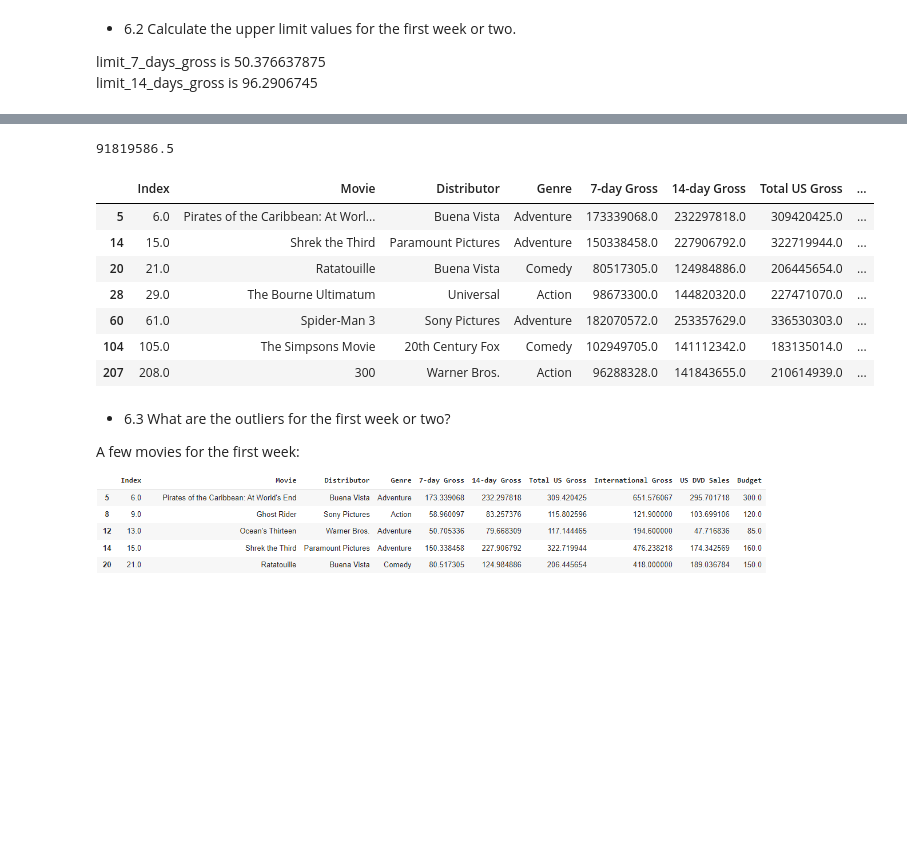
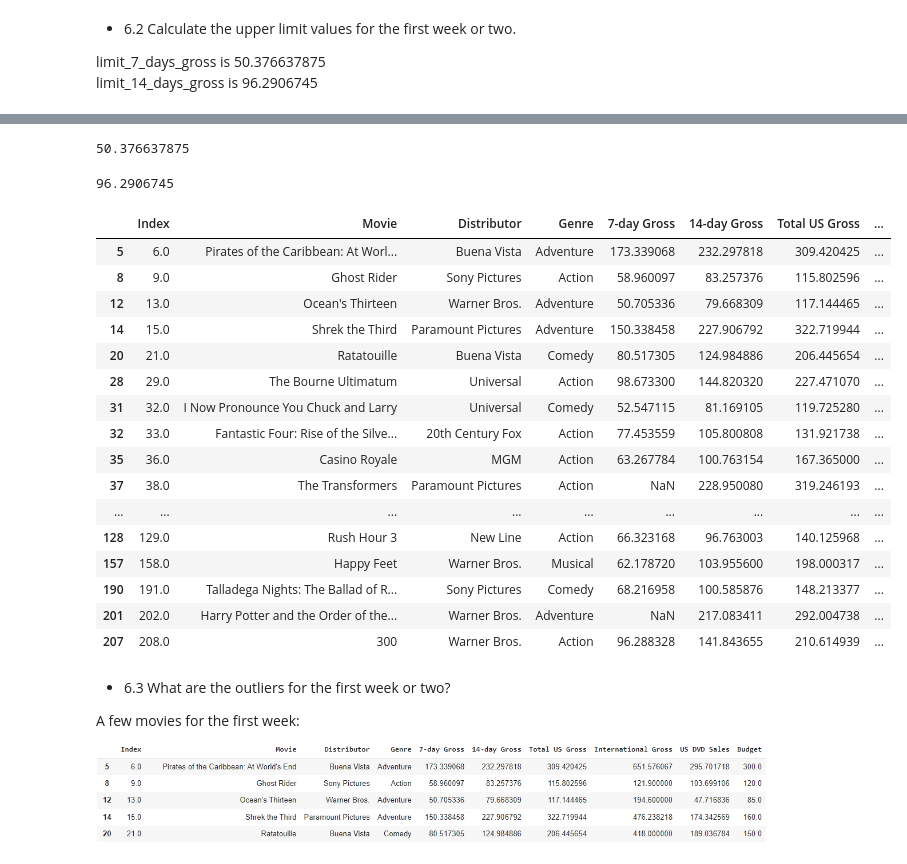
Before and after one commit to szymonvertenten/data-eng, a Jupyter notebook: dsai-en-labs-main/6-bivariate-quant/Kopie_van_Kopie_van_labs_regression_with_2_extra_exercises copy.ipynb, the cells around one changed output, grey strips where cells are left out. Drawn from its saved outputs; the diff is of its cells as text; code cells hidden in the pictures; blank space fills up the shorter version.

```diff
--- a/dsai-en-labs-main/6-bivariate-quant/Kopie_van_Kopie_van_labs_regression_with_2_extra_exercises copy.ipynb
+++ b/dsai-en-labs-main/6-bivariate-quant/Kopie_van_Kopie_van_labs_regression_with_2_extra_exercises copy.ipynb
@@ -246,7 +246,7 @@ E.g. $22 707 121	becomes 22.707121.
 cols_with_dollars = ['7-day Gross',	'14-day Gross',	'Total US Gross',	'International Gross',	'US DVD Sales',	'Budget']
 # %%
 for col in cols_with_dollars:
-    movies[col] = movies[col].str.replace('$', '').str.replace(' ', '').astype(float)
+    movies[col] = movies[col].str.replace('$', '').str.replace(' ', '').astype(float)/1000000
 # %%
 movies.head()
 # %% [output]
@@ -340,23 +363,39 @@ limit_14_days_gross is 96.2906745
 # %%
 #calculate the upper limit value for movies['7-day Gross']
-q1 = movies['7-day Gross'].quantile(0.25)
-q3 = movies['7-day Gross'].quantile(0.75)
-limit_7_days_gross = q3 + (q3 - q1) * 1.5
+q1 = extra_7_days_gross['7-day Gross'].quantile(0.25)
+q3 = extra_7_days_gross['7-day Gross'].quantile(0.75)
+limit_7_days_gross = q3 + 1.5 *(q3 - q1)
 print(limit_7_days_gross)
 # %% [output]
-91819586.5
+50.376637875
+# %%
+q1 = extra_14_days_gross['14-day Gross'].quantile(0.25)
+q3 = extra_14_days_gross['14-day Gross'].quantile(0.75)
+limit_14_days_gross = q3 + 1.5 *(q3 - q1)
+print(limit_14_days_gross)
+# %% [output]
+96.2906745
 # %%
-moviesout = movies[(movies["7-day Gross"] > 0.8 * 10**8) | (movies["14-day Gross"] > 1.5 * 10**8)]
+moviesout = movies[(movies["7-day Gross"] > 50) | (movies["14-day Gross"] > 90)]
 moviesout
 # %% [output]
 |  | Index | Movie | Distributor | Genre | 7-day Gross | 14-day Gross | Total US Gross | ... |
-| 5 | 6.0 | Pirates of the Caribbean: At Worl... | Buena Vista | Adventure | 173339068.0 | 232297818.0 | 309420425.0 | ... |
-| 14 | 15.0 | Shrek the Third | Paramount Pictures | Adventure | 150338458.0 | 227906792.0 | 322719944.0 | ... |
-| 20 | 21.0 | Ratatouille | Buena Vista | Comedy | 80517305.0 | 124984886.0 | 206445654.0 | ... |
-| 28 | 29.0 | The Bourne Ultimatum | Universal | Action | 98673300.0 | 144820320.0 | 227471070.0 | ... |
-| 60 | 61.0 | Spider-Man 3 | Sony Pictures | Adventure | 182070572.0 | 253357629.0 | 336530303.0 | ... |
-| 104 | 105.0 | The Simpsons Movie | 20th Century Fox | Comedy | 102949705.0 | 141112342.0 | 183135014.0 | ... |
-| 207 | 208.0 | 300 | Warner Bros. | Action | 96288328.0 | 141843655.0 | 210614939.0 | ... |
+| 5 | 6.0 | Pirates of the Caribbean: At Worl... | Buena Vista | Adventure | 173.339068 | 232.297818 | 309.420425 | ... |
+| 8 | 9.0 | Ghost Rider | Sony Pictures | Action | 58.960097 | 83.257376 | 115.802596 | ... |
+| 12 | 13.0 | Ocean's Thirteen | Warner Bros. | Adventure | 50.705336 | 79.668309 | 117.144465 | ... |
+| 14 | 15.0 | Shrek the Third | Paramount Pictures | Adventure | 150.338458 | 227.906792 | 322.719944 | ... |
+| 20 | 21.0 | Ratatouille | Buena Vista | Comedy | 80.517305 | 124.984886 | 206.445654 | ... |
+| 28 | 29.0 | The Bourne Ultimatum | Universal | Action | 98.673300 | 144.820320 | 227.471070 | ... |
+| 31 | 32.0 | I Now Pronounce You Chuck and Larry | Universal | Comedy | 52.547115 | 81.169105 | 119.725280 | ... |
+| 32 | 33.0 | Fantastic Four: Rise of the Silve... | 20th Century Fox | Action | 77.453559 | 105.800808 | 131.921738 | ... |
+| 35 | 36.0 | Casino Royale | MGM | Action | 63.267784 | 100.763154 | 167.365000 | ... |
+| 37 | 38.0 | The Transformers | Paramount Pictures | Action | NaN | 228.950080 | 319.246193 | ... |
+| ... | ... | ... | ... | ... | ... | ... | ... | ... |
+| 128 | 129.0 | Rush Hour 3 | New Line | Action | 66.323168 | 96.763003 | 140.125968 | ... |
+| 157 | 158.0 | Happy Feet | Warner Bros. | Musical | 62.178720 | 103.955600 | 198.000317 | ... |
+| 190 | 191.0 | Talladega Nights: The Ballad of R... | Sony Pictures | Comedy | 68.216958 | 100.585876 | 148.213377 | ... |
+| 201 | 202.0 | Harry Potter and the Order of the... | Warner Bros. | Adventure | NaN | 217.083411 | 292.004738 | ... |
+| 207 | 208.0 | 300 | Warner Bros. | Action | 96.288328 | 141.843655 | 210.614939 | ... |
 # %% [markdown]
 * 6.3 What are the outliers for the first week or two?
 
```
Also changed, not shown: parts of 15 cells of this notebook, 1 other file.
